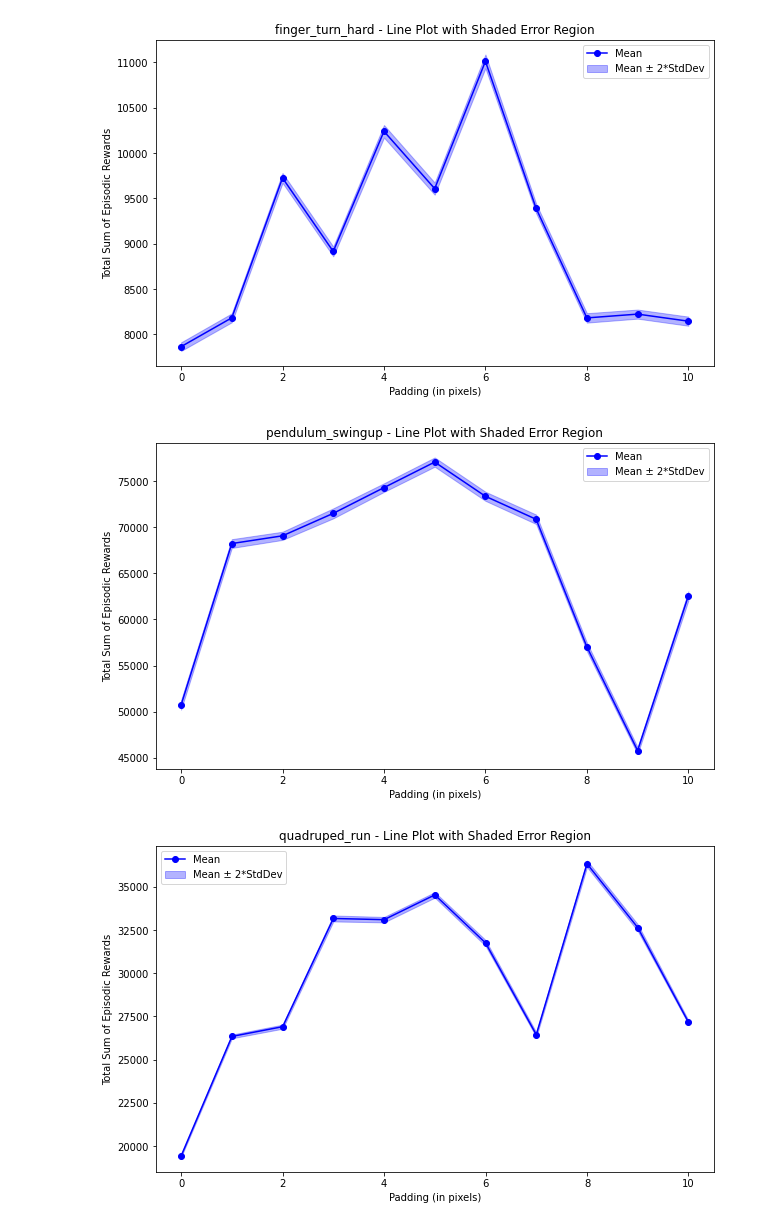
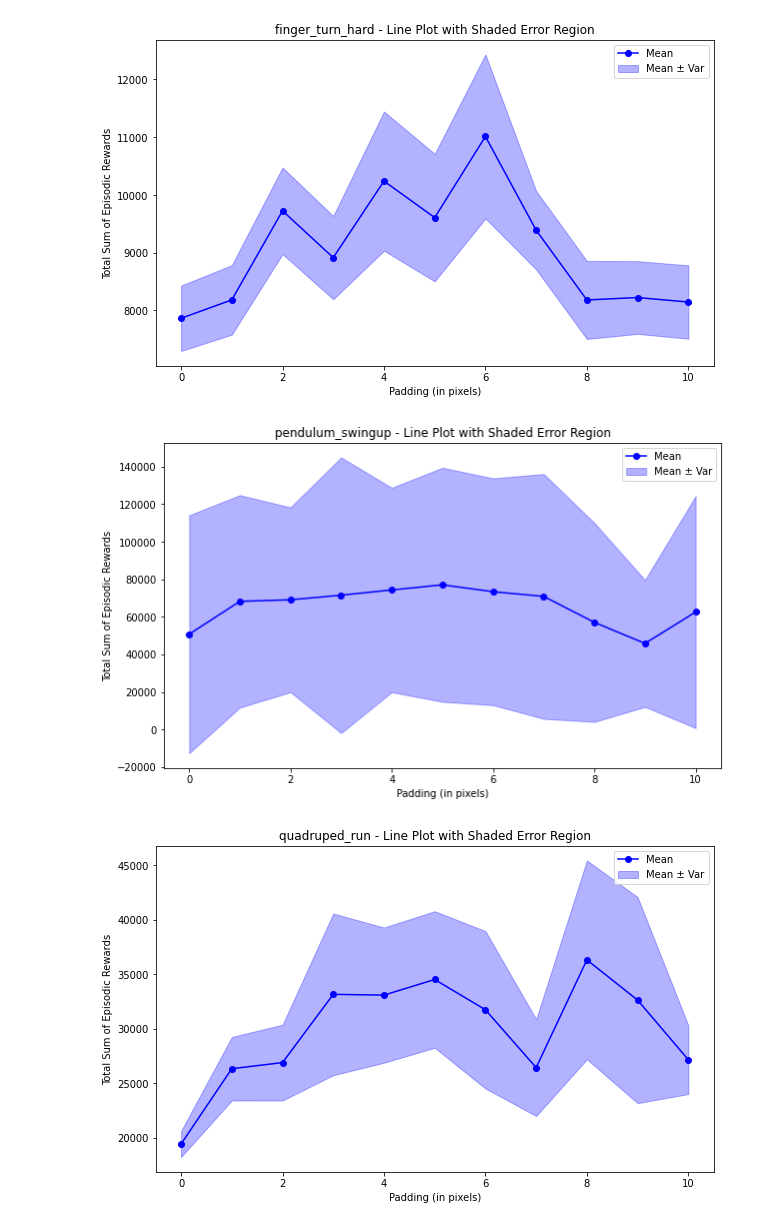
Before and after one commit to vBarbaros/smart-rl, a Jupyter notebook: notebooks/001_AUGMENT_ALL_STATS_ENVS.ipynb, the cells around one changed output. Drawn from its saved outputs; the diff is of its cells as text; code cells hidden in the pictures.

```diff
--- a/notebooks/001_AUGMENT_ALL_STATS_ENVS.ipynb
+++ b/notebooks/001_AUGMENT_ALL_STATS_ENVS.ipynb
@@ -11,13 +13,12 @@ import numpy as np
 pd.set_option('display.max_rows', None)
 
 
-
-
 EXP_TYPE = 'pad'
 EXP_NAME = 'shift'
 LIST_VALS = [0, 1, 2, 3, 4, 5, 6, 7, 8, 9, 10]
 column_name = 'episode_reward'
 XLABEL_STATS = 'Padding (in pixels)'
+USE_VARIANCE = True
 DICTS_ALL_STATS = {}
 
 
@@ -31,7 +32,7 @@ MIN_TOP_FIVE, MAX_TOP_FIVE, summary_statistics, sorted_items = proc.display_anal
 
 DICTS_ALL_STATS[ENV_NAME][column_name+'_sorted'] = sorted_items
 DICTS_ALL_STATS[ENV_NAME]['range_top_five'] = (MIN_TOP_FIVE, MAX_TOP_FIVE)
-proc.plot_performance_shaded_area(summary_statistics, ENV_NAME, column_name, XLABEL_STATS, use_var=True)
+proc.plot_performance_shaded_area(summary_statistics, ENV_NAME, column_name, XLABEL_STATS, use_var=USE_VARIANCE)
 
 
 
@@ -47,7 +48,7 @@ MIN_TOP_FIVE, MAX_TOP_FIVE, summary_statistics, sorted_items = proc.display_anal
 
 DICTS_ALL_STATS[ENV_NAME][column_name+'_sorted'] = sorted_items
 DICTS_ALL_STATS[ENV_NAME]['range_top_five'] = (MIN_TOP_FIVE, MAX_TOP_FIVE)
-proc.plot_performance_shaded_area(summary_statistics, ENV_NAME, column_name, XLABEL_STATS)
+proc.plot_performance_shaded_area(summary_statistics, ENV_NAME, column_name, XLABEL_STATS, use_var=USE_VARIANCE)
 
 
 
@@ -62,7 +63,7 @@ MIN_TOP_FIVE, MAX_TOP_FIVE, summary_statistics, sorted_items = proc.display_anal
 
 DICTS_ALL_STATS[ENV_NAME][column_name+'_sorted'] = sorted_items
 DICTS_ALL_STATS[ENV_NAME]['range_top_five'] = (MIN_TOP_FIVE, MAX_TOP_FIVE)
-proc.plot_performance_shaded_area(summary_statistics, ENV_NAME, column_name, XLABEL_STATS)
+proc.plot_performance_shaded_area(summary_statistics, ENV_NAME, column_name, XLABEL_STATS, use_var=USE_VARIANCE)
 
 
 
@@ -76,40 +77,40 @@ MIN_TOP_FIVE, MAX_TOP_FIVE, summary_statistics, sorted_items = proc.display_anal
 
 DICTS_ALL_STATS[ENV_NAME][column_name+'_sorted'] = sorted_items
 DICTS_ALL_STATS[ENV_NAME]['range_top_five'] = (MIN_TOP_FIVE, MAX_TOP_FIVE)
-proc.plot_performance_shaded_area(summary_statistics, ENV_NAME, column_name, XLABEL_STATS)
+proc.plot_performance_shaded_area(summary_statistics, ENV_NAME, column_name, XLABEL_STATS, use_var=USE_VARIANCE)
 
 
 
 ENV_NAME = 'reacher_hard'
 DICTS_ALL_STATS[ENV_NAME] = {}
 datasets_dict, list_of_root_dirs_by_augment_degree = proc.fetch_data(
     EXP_TYPE, ENV_NAME, EXP_NAME, LIST_VALS, show=False)
 
 MIN_TOP_FIVE, MAX_TOP_FIVE, summary_statistics, sorted_items = proc.display_analysis(
     datasets_dict, list_of_root_dirs_by_augment_degree, ENV_NAME, column_name, show=False)
 
 DICTS_ALL_STATS[ENV_NAME][column_name+'_sorted'] = sorted_items
 DICTS_ALL_STATS[ENV_NAME]['range_top_five'] = (MIN_TOP_FIVE, MAX_TOP_FIVE)
-proc.plot_performance_shaded_area(summary_statistics, ENV_NAME, column_name, XLABEL_STATS)
+proc.plot_performance_shaded_area(summary_statistics, ENV_NAME, column_name, XLABEL_STATS, use_var=USE_VARIANCE)
 
 
 
 ENV_NAME = 'walker_run'
 DICTS_ALL_STATS[ENV_NAME] = {}
 datasets_dict, list_of_root_dirs_by_augment_degree = proc.fetch_data(
     EXP_TYPE, ENV_NAME, EXP_NAME, LIST_VALS, show=False)
 
 MIN_TOP_FIVE, MAX_TOP_FIVE, summary_statistics, sorted_items = proc.display_analysis(
     datasets_dict, list_of_root_dirs_by_augment_degree, ENV_NAME, column_name, show=False)
 
 DICTS_ALL_STATS[ENV_NAME][column_name+'_sorted'] = sorted_items
 DICTS_ALL_STATS[ENV_NAME]['range_top_five'] = (MIN_TOP_FIVE, MAX_TOP_FIVE)
-proc.plot_performance_shaded_area(summary_statistics, ENV_NAME, column_name, XLABEL_STATS)
+proc.plot_performance_shaded_area(summary_statistics, ENV_NAME, column_name, XLABEL_STATS, use_var=USE_VARIANCE)
 # %% [output]
 [figure]
-[figure, old version]
+[figure, new version]
-[figure, old version]
+[figure, new version]
-[figure, old version]
+[figure, new version]
 No data available for /Users/victor/Documents/python-projects/smart-rl/exp-pad/exp/reacher_hard/drqv2_aug_pixels-True-shift-4
 No data available for /Users/victor/Documents/python-projects/smart-rl/exp-pad/exp/reacher_hard/drqv2_aug_pixels-True-shift-5
 No data available for /Users/victor/Documents/python-projects/smart-rl/exp-pad/exp/reacher_hard/drqv2_aug_pixels-True-shift-6
```
Also changed, not shown: parts of 4 cells of this notebook, 1 other file.
